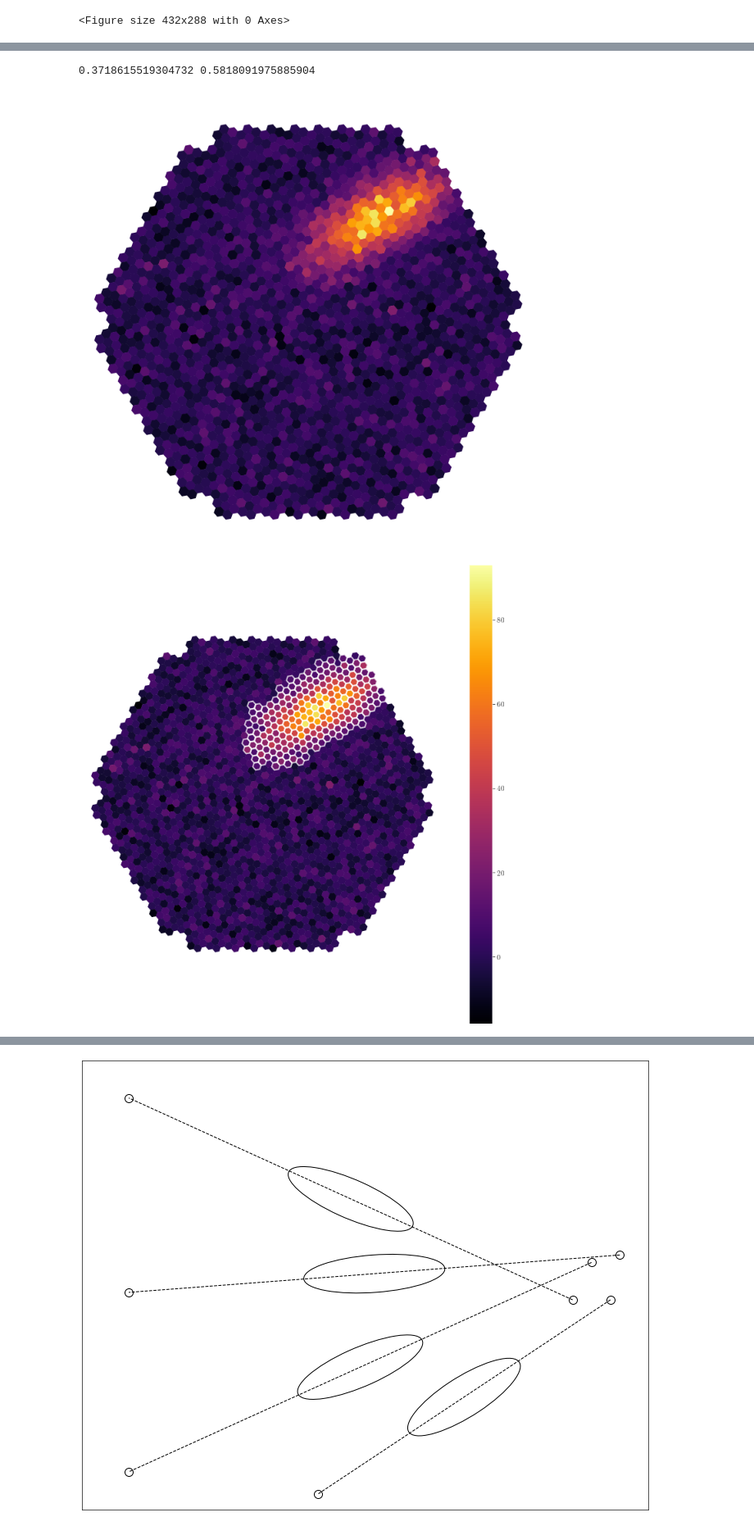
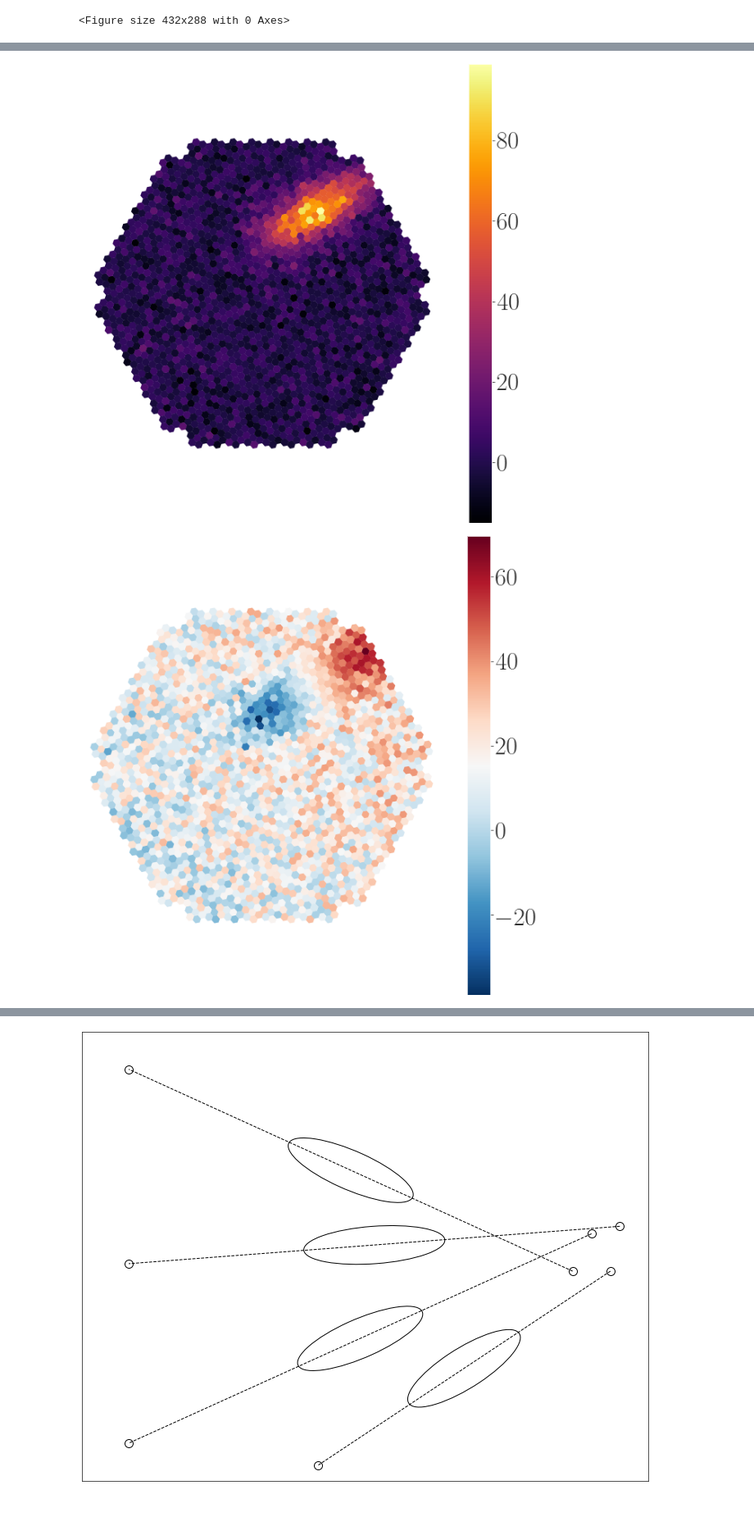
Before and after one commit to LukasNickel/thesis, a Jupyter notebook: thesis/plot_scripts/reco_plots.ipynb, the cells around one changed output, grey strips where cells are left out. Shown at 82% size. Saved outputs shown, nothing was run; the diff lists cells and outputs as text; code cells hidden in the pictures.

```diff
--- a/thesis/plot_scripts/reco_plots.ipynb
+++ b/thesis/plot_scripts/reco_plots.ipynb
@@ -55,4 +62,30 @@ def get_angle_plot(line1, line2, offset = 1, color = None, origin = [0,0], len_x
         0, theta1, theta2,
         color=color, label = str(angle)+u"\u00b0")
     return ret
+# %%
+np.random.seed = 5
+
+
+hillas = dict(
+    x=0.4 * u.m, y=0.6 * u.m,
+    width=0.12 * u.m, length=0.3 * u.m,
+    psi=30 * u.deg,
+)
+
+
+longi, trans = camera_to_shower_coordinates(
+    geom.pix_x, geom.pix_y, hillas['x'], hillas['y'], hillas['psi']
+)
+
+m = toymodel.SkewedGaussian(**hillas, skewness=0.3)
+img, signal, noise = m.generate_image(geom, intensity=8000, nsb_level_pe=30)
+
+time_noise = np.random.uniform(0, 40, geom.n_pixels)
+time_image = 0.2 * longi.to_value(u.mm) + 25
+
+time = np.average(
+    np.column_stack([time_noise, time_image]),
+    weights=np.column_stack([noise, signal]) + 1,
+    axis=1
+)
 # %%
@@ -168,8 +215,11 @@ Reference pulse shape step is not in file, default: 1.0 ns
 # %%
-hillas_params(image, file='../Plots/hillas_raw.pdf')
-hillas_params(image, cleaning=True, file='../Plots/hillas_cleaned.pdf')
-hillas_params(image, axis=True, cleaning=True, file='../Plots/hillas_cleaned_params.pdf')
-hillas_params(image, axis=True, position=True, disp_pos=True, cleaning=True, file='../Plots/hillas_complete.pdf')
+hillas_params(img, cleaning=False, file='../Plots/hillas_raw.pdf')
+hillas_params(img, cleaning=False, time=time, file='../Plots/hillas_raw_time.pdf')
+hillas_params(img, cleaning=True, file='../Plots/hillas_cleaned.pdf')
+hillas_params(img, cleaning=True, time=time, file='../Plots/hillas_cleaned_time.pdf')
+
+hillas_params(img, axis=True, cleaning=True, file='../Plots/hillas_cleaned_params.pdf')
+hillas_params(img, axis=True, position=True, disp_pos=True, cleaning=True, file='../Plots/hillas_complete.pdf')
 # %% [output]
 Sampling rate is not in file, defaulting to 1.0 GHz
 Reference pulse shape is not in file, defaulting None
@@ -187,3 +242,2 @@ Reference pulse shape step is not in file, default: 1.0 ns
-0.3718615519304732 0.5818091975885904
-[figure, old version]
+[figure, new version]
-[figure, old version]
+[figure, new version]
```
Also changed, not shown: parts of 6 cells of this notebook, 30 other files.
